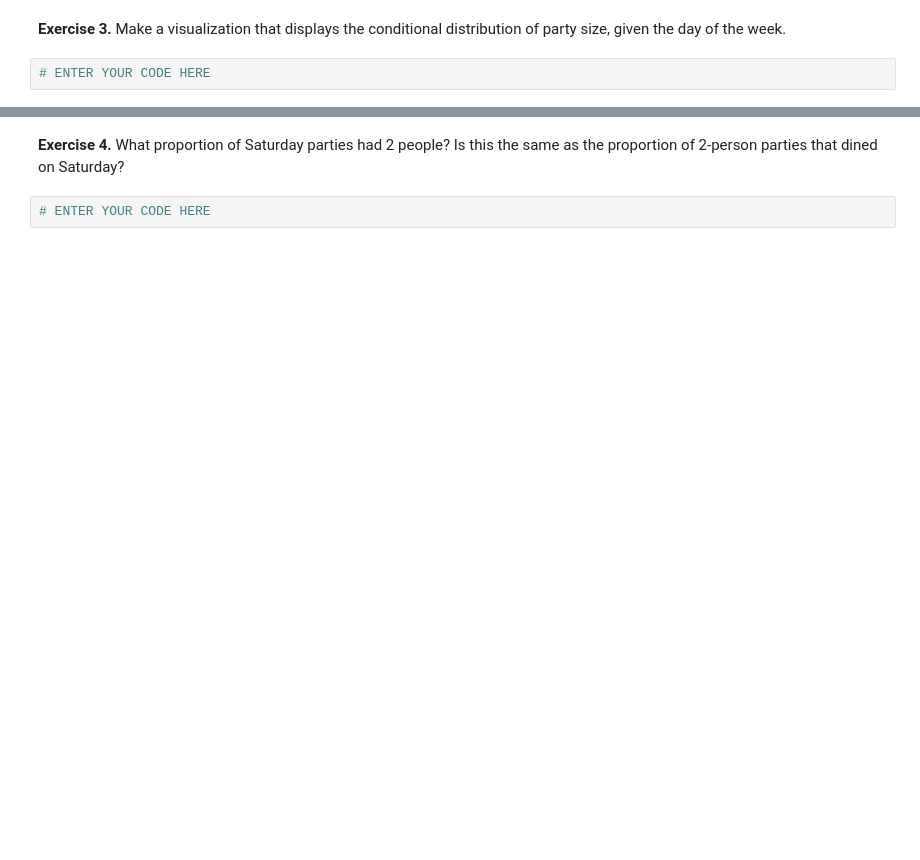
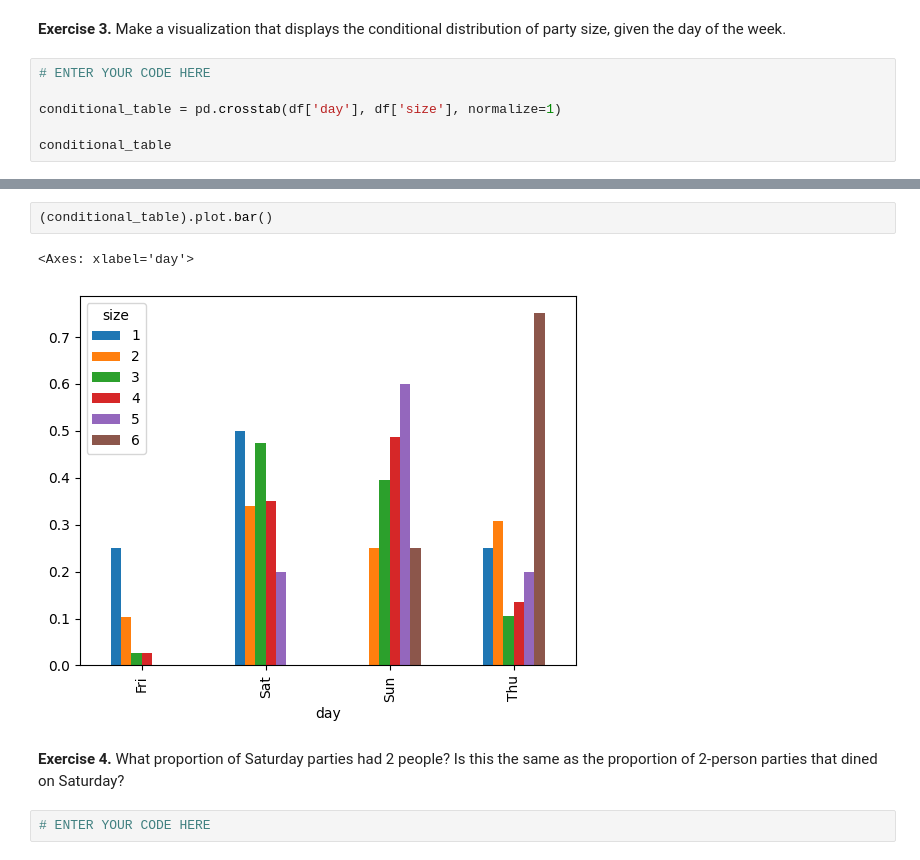
Before and after one commit to Mazrah18/CS105-DataAnaLysis, a Jupyter notebook: LABS/Lab-3/3A Relationships between Categorical Variables.ipynb, the cells around one changed output, grey strips where cells are left out. Cells and saved outputs as stored; diff of their text form; blank space fills up the shorter version.

```diff
--- a/LABS/Lab-3/3A Relationships between Categorical Variables.ipynb
+++ b/LABS/Lab-3/3A Relationships between Categorical Variables.ipynb
@@ -273,3 +403,7 @@ Exercises 1-4 deal with the Tips data set (`tips.csv`).
 **Exercise 3.** Make a visualization that displays the conditional distribution of party size, given the day of the week.
 # %%
 # ENTER YOUR CODE HERE
+
+conditional_table = pd.crosstab(df['day'], df['size'], normalize=1)
+
+conditional_table
@@ -276,3 +417,8 @@ Exercises 1-4 deal with the Tips data set (`tips.csv`).
+# %%
+(conditional_table).plot.bar()
+# %% [output]
+<Axes: xlabel='day'>
+[figure, added]
 # %% [markdown]
 **Exercise 4.** What proportion of Saturday parties had 2 people? Is this the same as the proportion of 2-person parties that dined on Saturday?
 # %%
```
Also changed, not shown: parts of 20 cells of this notebook.
